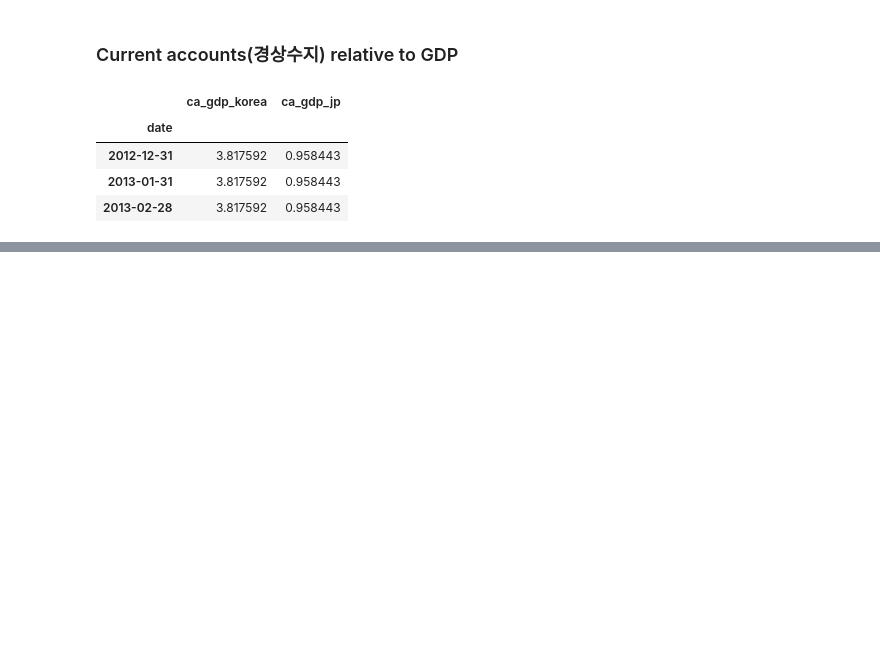
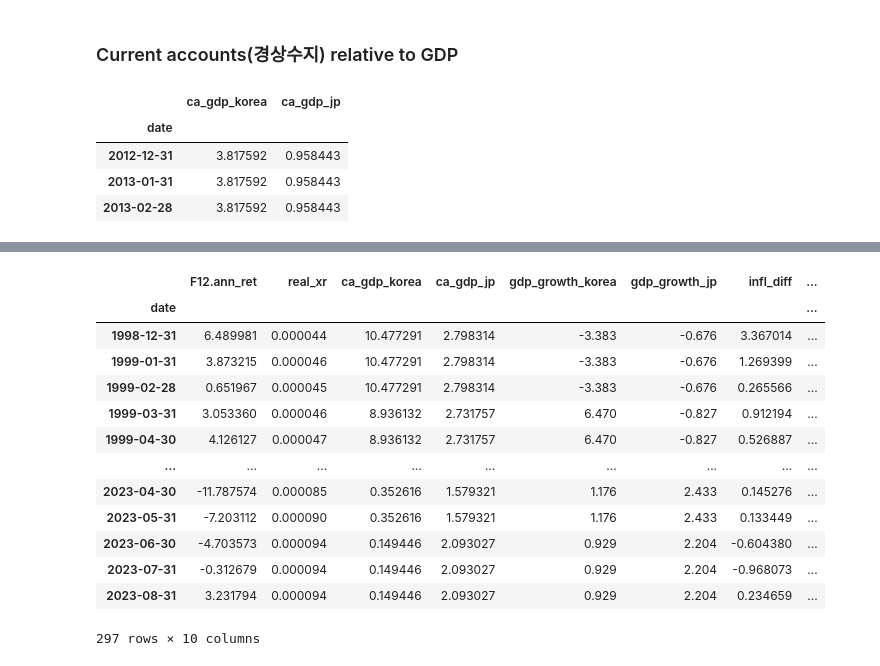
Before and after one commit to YoungminChoAtKaist/findb2024, a Jupyter notebook: findatabase.ipynb, the cells around one changed output, grey strips where cells are left out. Drawn from its saved outputs; the diff is of its cells as text; code cells hidden in the pictures; blank space fills up the shorter version.

```diff
--- a/findatabase.ipynb
+++ b/findatabase.ipynb
@@ -746,0 +820,17 @@ df_merged.loc['2012-12-26':][['ca_gdp_korea', 'ca_gdp_jp']].head(3)
+# %%
+df_sample
+# %% [output]
+|  | F12.ann_ret | real_xr | ca_gdp_korea | ca_gdp_jp | gdp_growth_korea | gdp_growth_jp | infl_diff | ... |
+| date |  |  |  |  |  |  |  | ... |
+| 1998-12-31 | 6.489981 | 0.000044 | 10.477291 | 2.798314 | -3.383 | -0.676 | 3.367014 | ... |
+| 1999-01-31 | 3.873215 | 0.000046 | 10.477291 | 2.798314 | -3.383 | -0.676 | 1.269399 | ... |
+| 1999-02-28 | 0.651967 | 0.000045 | 10.477291 | 2.798314 | -3.383 | -0.676 | 0.265566 | ... |
+| 1999-03-31 | 3.053360 | 0.000046 | 8.936132 | 2.731757 | 6.470 | -0.827 | 0.912194 | ... |
+| 1999-04-30 | 4.126127 | 0.000047 | 8.936132 | 2.731757 | 6.470 | -0.827 | 0.526887 | ... |
+| ... | ... | ... | ... | ... | ... | ... | ... | ... |
+| 2023-04-30 | -11.787574 | 0.000085 | 0.352616 | 1.579321 | 1.176 | 2.433 | 0.145276 | ... |
+| 2023-05-31 | -7.203112 | 0.000090 | 0.352616 | 1.579321 | 1.176 | 2.433 | 0.133449 | ... |
+| 2023-06-30 | -4.703573 | 0.000094 | 0.149446 | 2.093027 | 0.929 | 2.204 | -0.604380 | ... |
+| 2023-07-31 | -0.312679 | 0.000094 | 0.149446 | 2.093027 | 0.929 | 2.204 | -0.968073 | ... |
+| 2023-08-31 | 3.231794 | 0.000094 | 0.149446 | 2.093027 | 0.929 | 2.204 | 0.234659 | ... |
+297 rows × 10 columns
```
Also changed, not shown: parts of 21 cells of this notebook.
